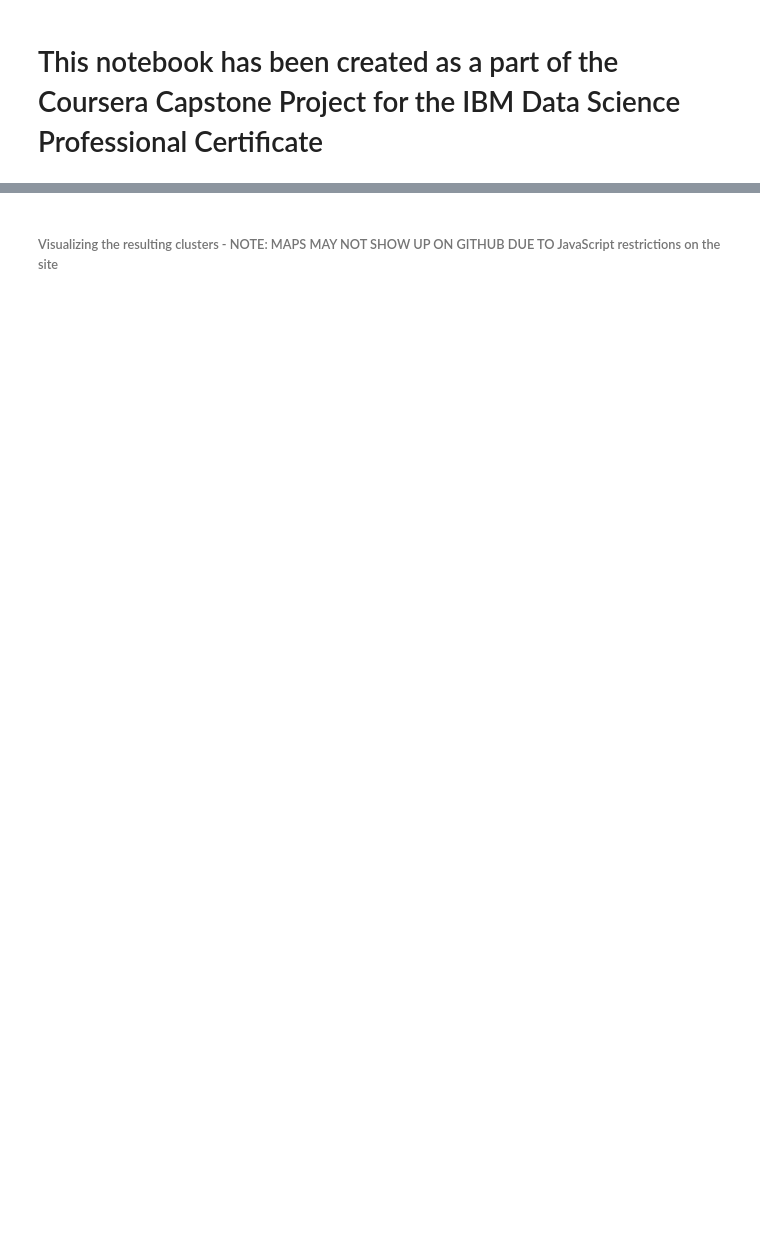
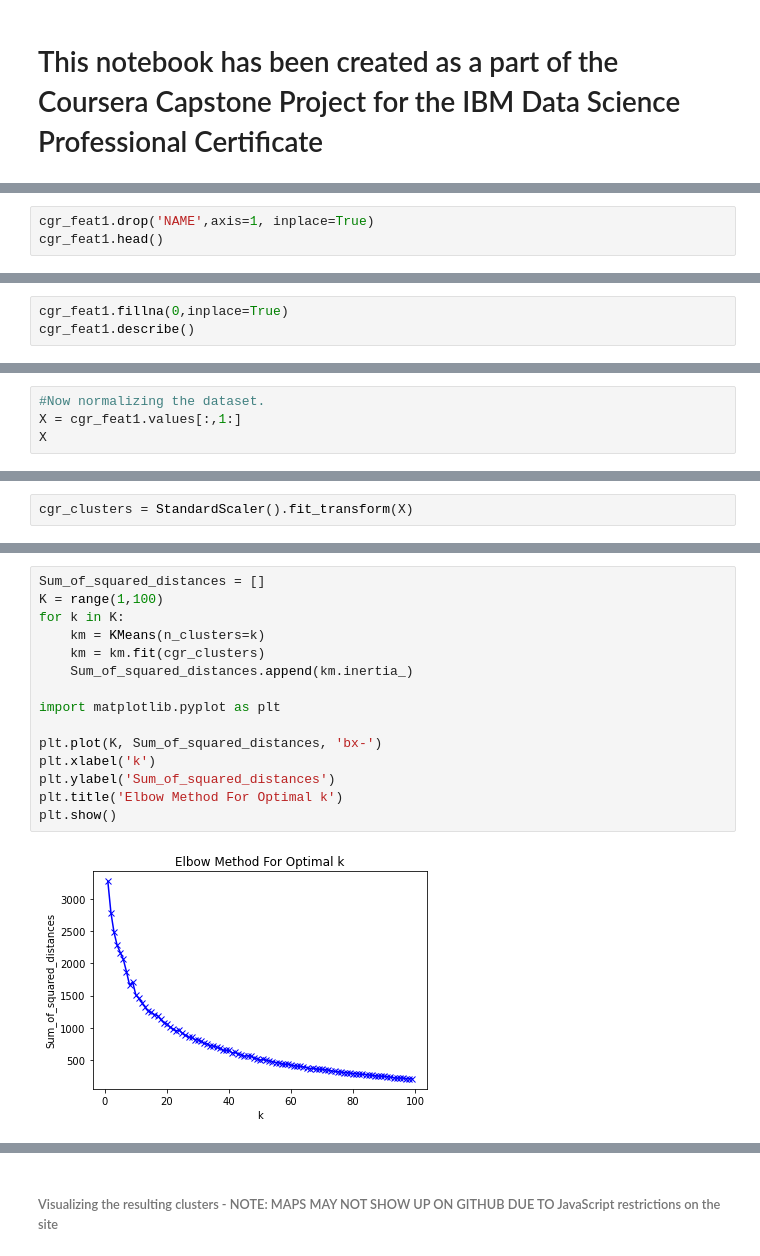
Before and after one commit to arpitachakrawarti/Coursera_Capstone, a Jupyter notebook: Coursera_Capstone_Notebook.ipynb, the cells around one changed output, grey strips where cells are left out. Cells and saved outputs as stored; diff of their text form; blank space fills up the shorter version.

```diff
--- a/Coursera_Capstone_Notebook.ipynb
+++ b/Coursera_Capstone_Notebook.ipynb
@@ -577,0 +402,3 @@ toronto_merged.head() # check the last columns!
+# %%
+cgr_feat1.drop('NAME',axis=1, inplace=True)
+cgr_feat1.head()
@@ -577,0 +412,3 @@ toronto_merged.head() # check the last columns!
+# %%
+cgr_feat1.fillna(0,inplace=True)
+cgr_feat1.describe()
@@ -577,0 +427,4 @@ toronto_merged.head() # check the last columns!
+# %%
+#Now normalizing the dataset.
+X = cgr_feat1.values[:,1:]
+X
@@ -577,0 +445,2 @@ toronto_merged.head() # check the last columns!
+# %%
+cgr_clusters = StandardScaler().fit_transform(X)
@@ -577,0 +469,17 @@ toronto_merged.head() # check the last columns!
+# %%
+Sum_of_squared_distances = []
+K = range(1,100)
+for k in K:
+    km = KMeans(n_clusters=k)
+    km = km.fit(cgr_clusters)
+    Sum_of_squared_distances.append(km.inertia_)
+
+import matplotlib.pyplot as plt
+
+plt.plot(K, Sum_of_squared_distances, 'bx-')
+plt.xlabel('k')
+plt.ylabel('Sum_of_squared_distances')
+plt.title('Elbow Method For Optimal k')
+plt.show()
+# %% [output]
+[figure, added]
```
Also changed, not shown: parts of 122 cells of this notebook, 1 other file.
